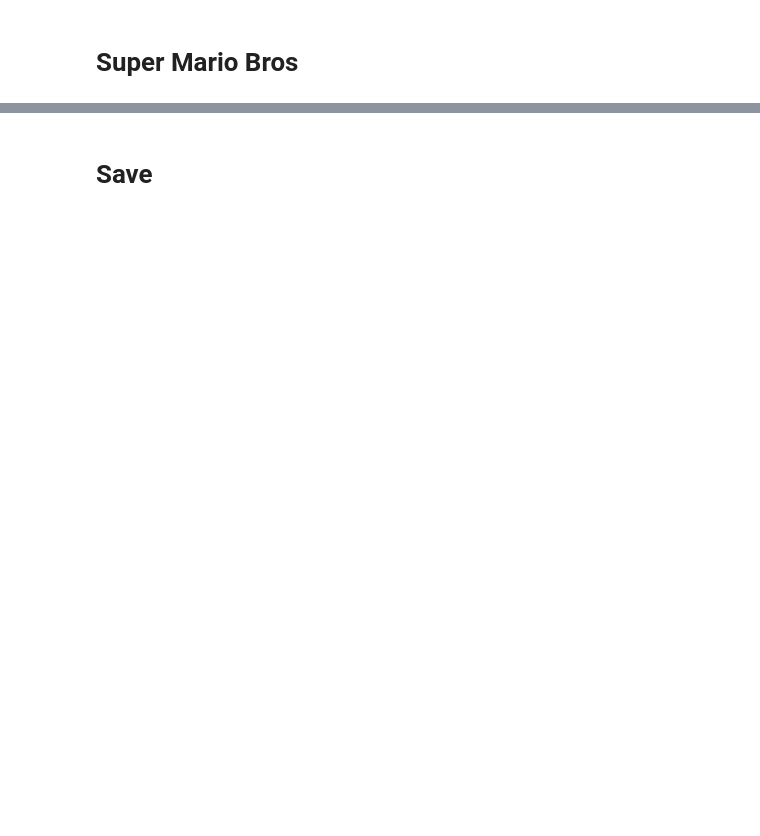
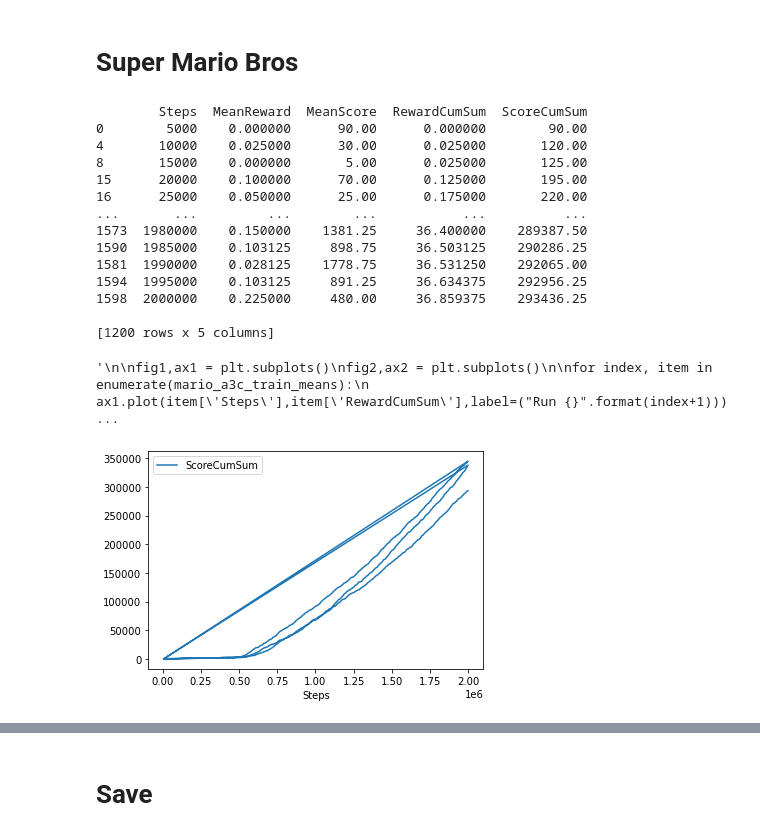
Before and after one commit to econnolly27/ReinforcementLearningNES, a Jupyter notebook: testing/graphs.ipynb, the cells around one changed output, grey strips where cells are left out. Cells and saved outputs as stored; diff of their text form; code cells hidden in the pictures; blank space fills up the shorter version.

```diff
--- a/testing/graphs.ipynb
+++ b/testing/graphs.ipynb
@@ -4,4 +4,80 @@ import matplotlib.pyplot as plt
 import glob
 # %% [markdown]
 # Super Mario Bros
+# %%
+#A3C
+files = (glob.glob('csv/mario/a3c/*.csv'))
+
+mario_a3c_train =[]
+for i in range(3):
+    mario_a3c_train.append(pd.read_csv(files[i],index_col=False))
+
+for i in range(3):
+    mario_a3c_train[i] = mario_a3c_train[i].sort_values(by = 'Steps')
+    mario_a3c_train[i]['MeanReward'] = mario_a3c_train[i].groupby('Steps')['Reward'].transform('mean')
+    mario_a3c_train[i]['MeanScore'] = mario_a3c_train[i].groupby('Steps')['Score'].transform('mean')
+    mario_a3c_train[i]['RewardCumSum'] = mario_a3c_train[i][['MeanReward']].cumsum()
+    mario_a3c_train[i]['ScoreCumSum'] = mario_a3c_train[i][['MeanScore']].cumsum()
+mario_a3c_train_means = []
+for i in range(3):
+    new_df = mario_a3c_train[i][['Steps','MeanReward','MeanScore']].copy()
+    new_df = new_df.drop_duplicates()
+    new_df['RewardCumSum'] = new_df[['MeanReward']].cumsum()
+    new_df['ScoreCumSum'] = new_df[['MeanScore']].cumsum()
+
+    mario_a3c_train_means.append(new_df)
+
+#print(mario_a3c_train_means[1])
+
+df_concat = pd.concat((mario_a3c_train_means[0],mario_a3c_train_means[1],mario_a3c_train_means[2]))
+
+by_row_index = df_concat.groupby(df_concat.index)
+df_means = by_row_index.mean()
+df_means = df_means.groupby('Steps')
+print(df_concat)
+
+df_concat.plot(x='Steps',y='ScoreCumSum')
+'''
+for i in range(3):
+    mario_a3c_train[i] = mario_a3c_train[i].iloc[::4]
+'''
+'''
+
+fig1,ax1 = plt.subplots()
+fig2,ax2 = plt.subplots()
+
+for index, item in enumerate(mario_a3c_train_means):
+    ax1.plot(item['Steps'],item['RewardCumSum'],label=("Run {}".format(index+1)))
+ax1.set_xlabel("Timesteps")
+ax1.set_ylabel("Reward")
+ax1.legend(loc='best')
+ax1.set_title('Super Mario Bros - A3C')
+fig1.savefig('SMB_A3C_REWARD.pdf')
+
+for index, item in enumerate(mario_a3c_train_means):
+    ax2.plot(item['Steps'],item['ScoreCumSum'],label=("Run {}".format(index+1)))
+ax2.set_xlabel("Timesteps")
+ax2.set_ylabel("Score")
+ax2.legend(loc='best')
+ax2.set_title('Super Mario Bros - A3C')
+
+fig2.savefig('SMB_A3C_SCORE.pdf')
+'''
+# %% [output]
+        Steps  MeanReward  MeanScore  RewardCumSum  ScoreCumSum
+0        5000    0.000000      90.00      0.000000        90.00
+4       10000    0.025000      30.00      0.025000       120.00
+8       15000    0.000000       5.00      0.025000       125.00
+15      20000    0.100000      70.00      0.125000       195.00
+16      25000    0.050000      25.00      0.175000       220.00
+...       ...         ...        ...           ...          ...
+1573  1980000    0.150000    1381.25     36.400000    289387.50
+1590  1985000    0.103125     898.75     36.503125    290286.25
+1581  1990000    0.028125    1778.75     36.531250    292065.00
+1594  1995000    0.103125     891.25     36.634375    292956.25
+1598  2000000    0.225000     480.00     36.859375    293436.25
+
+[1200 rows x 5 columns]
+'\n\nfig1,ax1 = plt.subplots()\nfig2,ax2 = plt.subplots()\n\nfor index, item in enumerate(mario_a3c_train_means):\n    ax1.plot(item[\'Steps\'],item[\'RewardCumSum\'],label=("Run {}".format(index+1))) ...
+[figure, added]
 # %%
```
Also changed, not shown: parts of 2 cells of this notebook, 13 other files.
